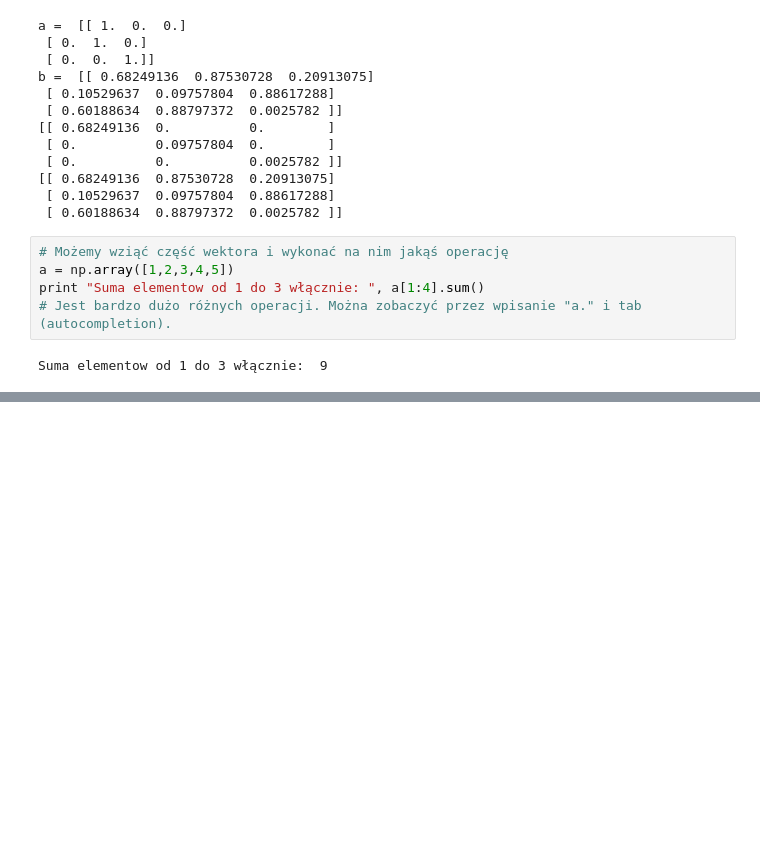
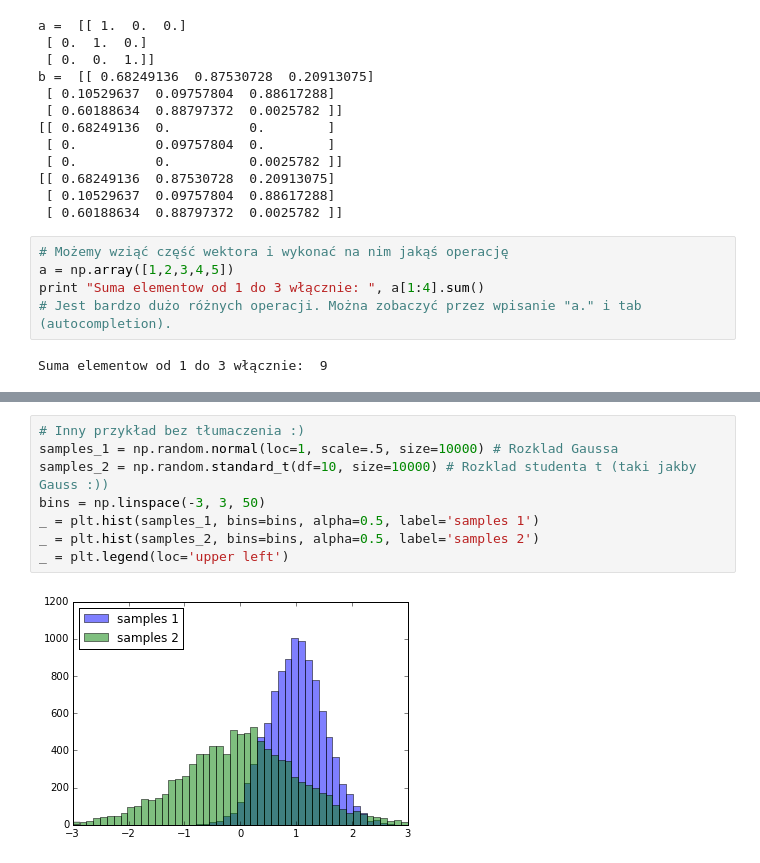
Before and after one commit to uj-robotics/dalek, a Jupyter notebook: practical-ml/przydatne-pakiety.ipynb, the cells around one changed output, grey strips where cells are left out. Drawn from its saved outputs; the diff is of its cells as text; blank space fills up the shorter version.

```diff
--- a/practical-ml/przydatne-pakiety.ipynb
+++ b/practical-ml/przydatne-pakiety.ipynb
@@ -92,0 +137,10 @@ c = np.random.uniform(size=(5,))
+# %%
+# Inny przykład bez tłumaczenia :)
+samples_1 = np.random.normal(loc=1, scale=.5, size=10000) # Rozklad Gaussa
+samples_2 = np.random.standard_t(df=10, size=10000) # Rozklad studenta t (taki jakby Gauss :))
+bins = np.linspace(-3, 3, 50)
+_ = plt.hist(samples_1, bins=bins, alpha=0.5, label='samples 1')
+_ = plt.hist(samples_2, bins=bins, alpha=0.5, label='samples 2')
+_ = plt.legend(loc='upper left')
+# %% [output]
+[figure, added]
```
Also changed, not shown: parts of 12 cells of this notebook, 4 other files.
